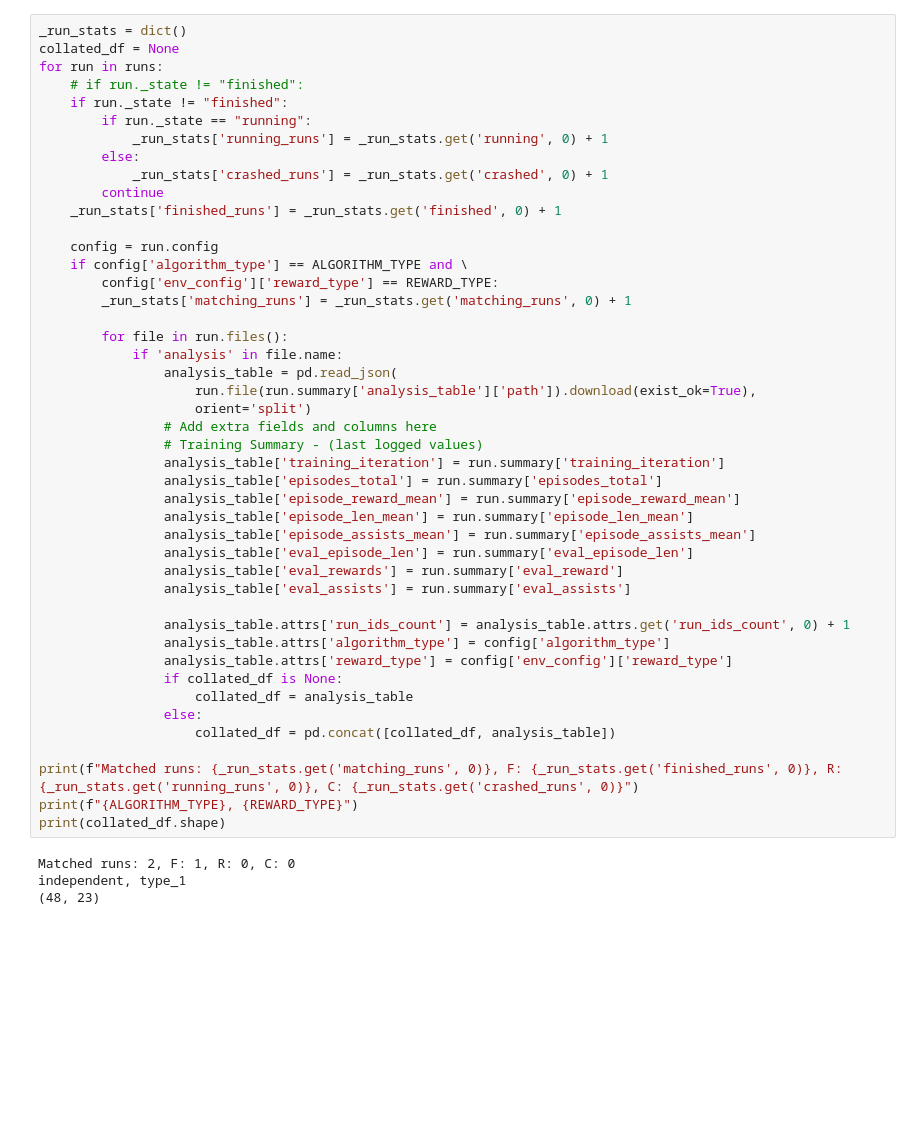
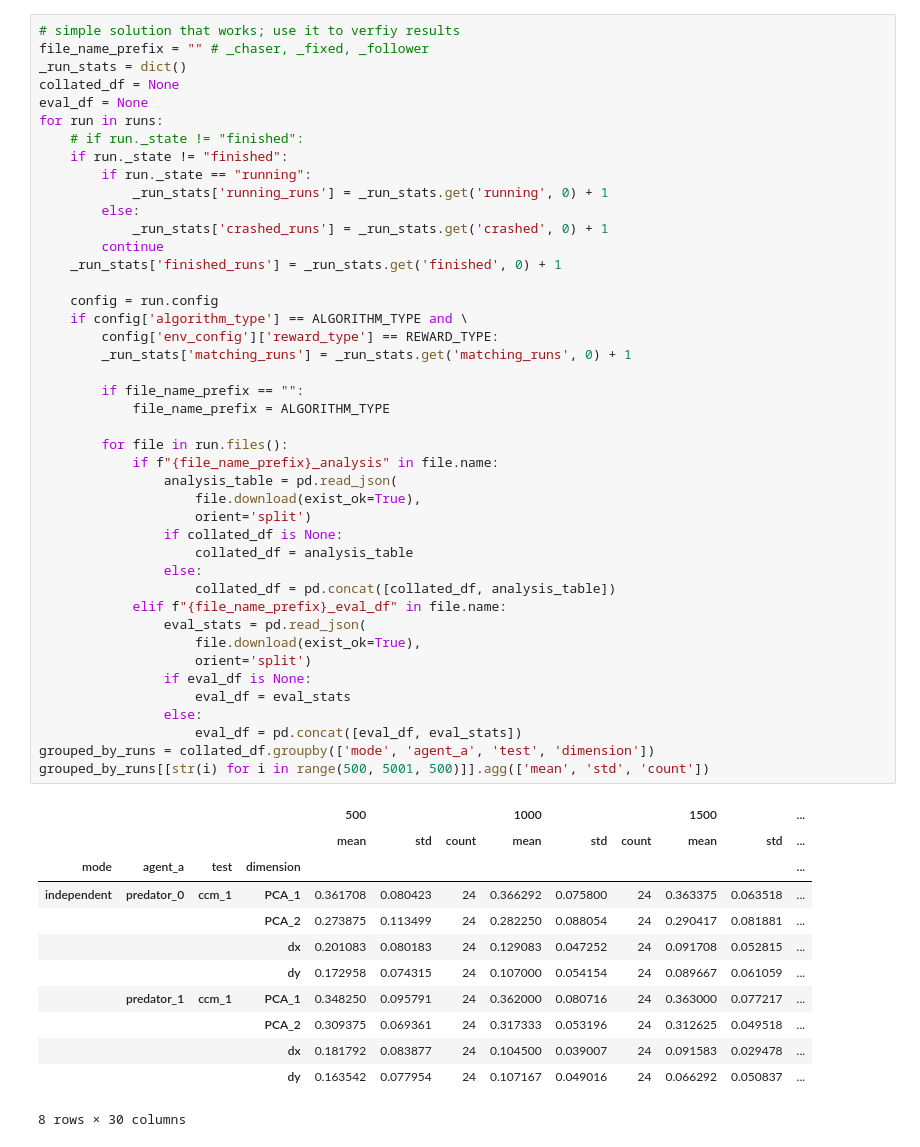
Before and after one commit to priyamDalmia/predator-prey, a Jupyter notebook: temp/wandb_test.ipynb, the cells around one changed output. Cells and saved outputs as stored; diff of their text form; blank space fills up the shorter version.

```diff
--- a/temp/wandb_test.ipynb
+++ b/temp/wandb_test.ipynb
@@ -98,49 +262,56 @@ reward_type & algorithm_type &  &  &  &  &  &  &  &  &  &  &  &  &  &  &  &  &
 # %%
+# simple solution that works; use it to verfiy results
+file_name_prefix = "" # _chaser, _fixed, _follower
 _run_stats = dict()
 collated_df = None
+eval_df = None
 for run in runs:
     # if run._state != "finished":
     if run._state != "finished":
         if run._state == "running":
             _run_stats['running_runs'] = _run_stats.get('running', 0) + 1
         else:
             _run_stats['crashed_runs'] = _run_stats.get('crashed', 0) + 1
         continue
     _run_stats['finished_runs'] = _run_stats.get('finished', 0) + 1
 
     config = run.config
     if config['algorithm_type'] == ALGORITHM_TYPE and \
         config['env_config']['reward_type'] == REWARD_TYPE:
         _run_stats['matching_runs'] = _run_stats.get('matching_runs', 0) + 1
 
+        if file_name_prefix == "":
+            file_name_prefix = ALGORITHM_TYPE
+
         for file in run.files():
-            if 'analysis' in file.name:
+            if f"{file_name_prefix}_analysis" in file.name:
                 analysis_table = pd.read_json(
-                    run.file(run.summary['analysis_table']['path']).download(exist_ok=True),
+                    file.download(exist_ok=True),
                     orient='split')
-                # Add extra fields and columns here
-                # Training Summary - (last logged values)
-                analysis_table['training_iteration'] = run.summary['training_iteration']
-                analysis_table['episodes_total'] = run.summary['episodes_total']
-                analysis_table['episode_reward_mean'] = run.summary['episode_reward_mean']
-                analysis_table['episode_len_mean'] = run.summary['episode_len_mean']
-                analysis_table['episode_assists_mean'] = run.summary['episode_assists_mean']
-                analysis_table['eval_episode_len'] = run.summary['eval_episode_len']
-                analysis_table['eval_rewards'] = run.summary['eval_reward']
-                analysis_table['eval_assists'] = run.summary['eval_assists']
-
-                analysis_table.attrs['run_ids_count'] = analysis_table.attrs.get('run_ids_count', 0) + 1
-                analysis_table.attrs['algorithm_type'] = config['algorithm_type']
-                analysis_table.attrs['reward_type'] = config['env_config']['reward_type']
                 if collated_df is None:
                     collated_df = analysis_table
                 else:
                     collated_df = pd.concat([collated_df, analysis_table])
-
-print(f"Matched runs: {_run_stats.get('matching_runs', 0)}, F: {_run_stats.get('finished_runs', 0)}, R: {_run_stats.get('running_runs', 0)}, C: {_run_stats.get('crashed_runs', 0)}")
-print(f"{ALGORITHM_TYPE}, {REWARD_TYPE}")
-print(collated_df.shape)
+            elif f"{file_name_prefix}_eval_df" in file.name:
+                eval_stats = pd.read_json(
+                    file.download(exist_ok=True),
+                    orient='split')
+                if eval_df is None:
+                    eval_df = eval_stats
+                else:
+                    eval_df = pd.concat([eval_df, eval_stats])
+grouped_by_runs = collated_df.groupby(['mode', 'agent_a', 'test', 'dimension'])
+grouped_by_runs[[str(i) for i in range(500, 5001, 500)]].agg(['mean', 'std', 'count'])
 # %% [output]
+|  |  |  |  | 500 |  |  | 1000 |  |  | 1500 |  | ... |
+|  |  |  |  | mean | std | count | mean | std | count | mean | std | ... |
+| mode | agent_a | test | dimension |  |  |  |  |  |  |  |  | ... |
+| independent | predator_0 | ccm_1 | PCA_1 | 0.361708 | 0.080423 | 24 | 0.366292 | 0.075800 | 24 | 0.363375 | 0.063518 | ... |
+|  |  |  | PCA_2 | 0.273875 | 0.113499 | 24 | 0.282250 | 0.088054 | 24 | 0.290417 | 0.081881 | ... |
+|  |  |  | dx | 0.201083 | 0.080183 | 24 | 0.129083 | 0.047252 | 24 | 0.091708 | 0.052815 | ... |
+|  |  |  | dy | 0.172958 | 0.074315 | 24 | 0.107000 | 0.054154 | 24 | 0.089667 | 0.061059 | ... |
+|  | predator_1 | ccm_1 | PCA_1 | 0.348250 | 0.095791 | 24 | 0.362000 | 0.080716 | 24 | 0.363000 | 0.077217 | ... |
+|  |  |  | PCA_2 | 0.309375 | 0.069361 | 24 | 0.317333 | 0.053196 | 24 | 0.312625 | 0.049518 | ... |
+|  |  |  | dx | 0.181792 | 0.083877 | 24 | 0.104500 | 0.039007 | 24 | 0.091583 | 0.029478 | ... |
+|  |  |  | dy | 0.163542 | 0.077954 | 24 | 0.107167 | 0.049016 | 24 | 0.066292 | 0.050837 | ... |
-Matched runs: 2, F: 1, R: 0, C: 0
-independent, type_1
-(48, 23)
+8 rows × 30 columns
```
Also changed, not shown: parts of 12 cells of this notebook, 4 other files.
